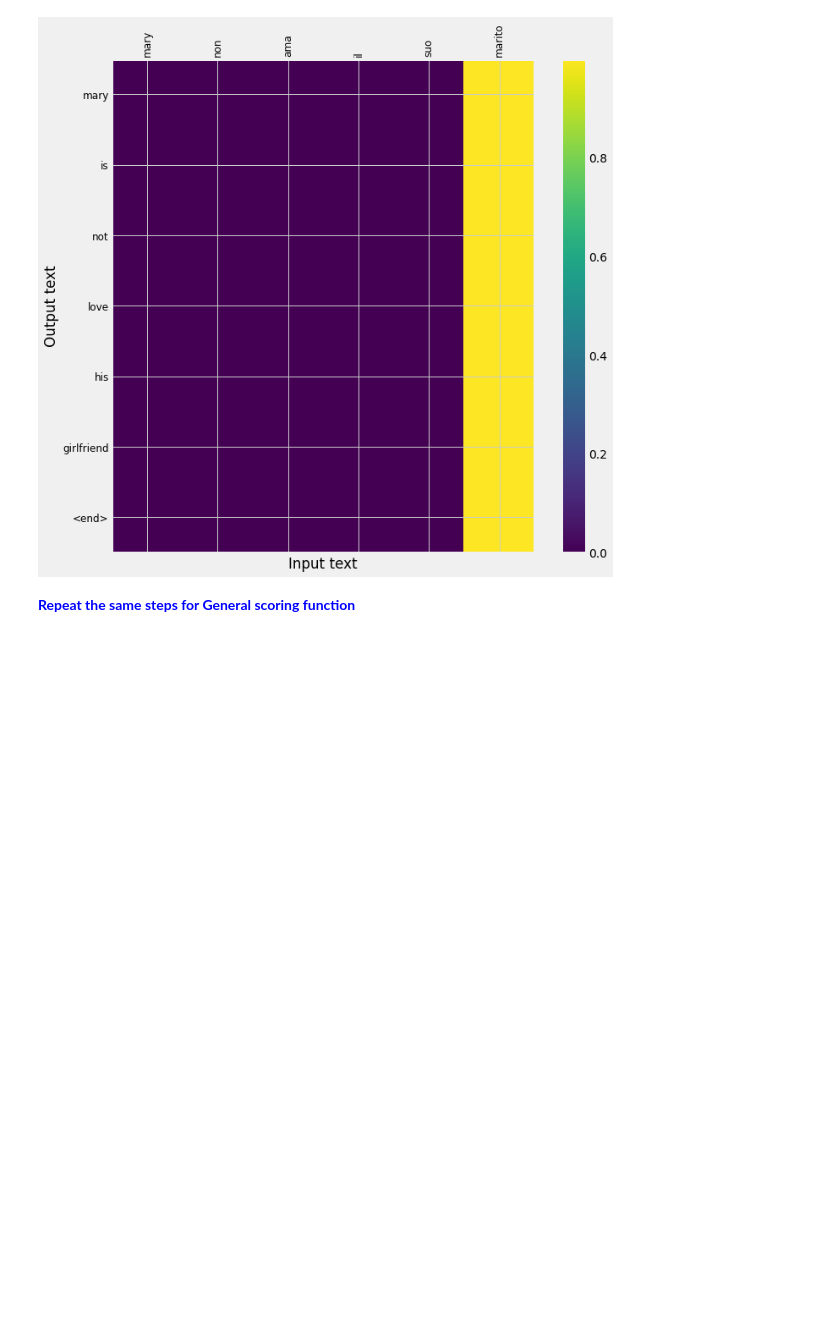
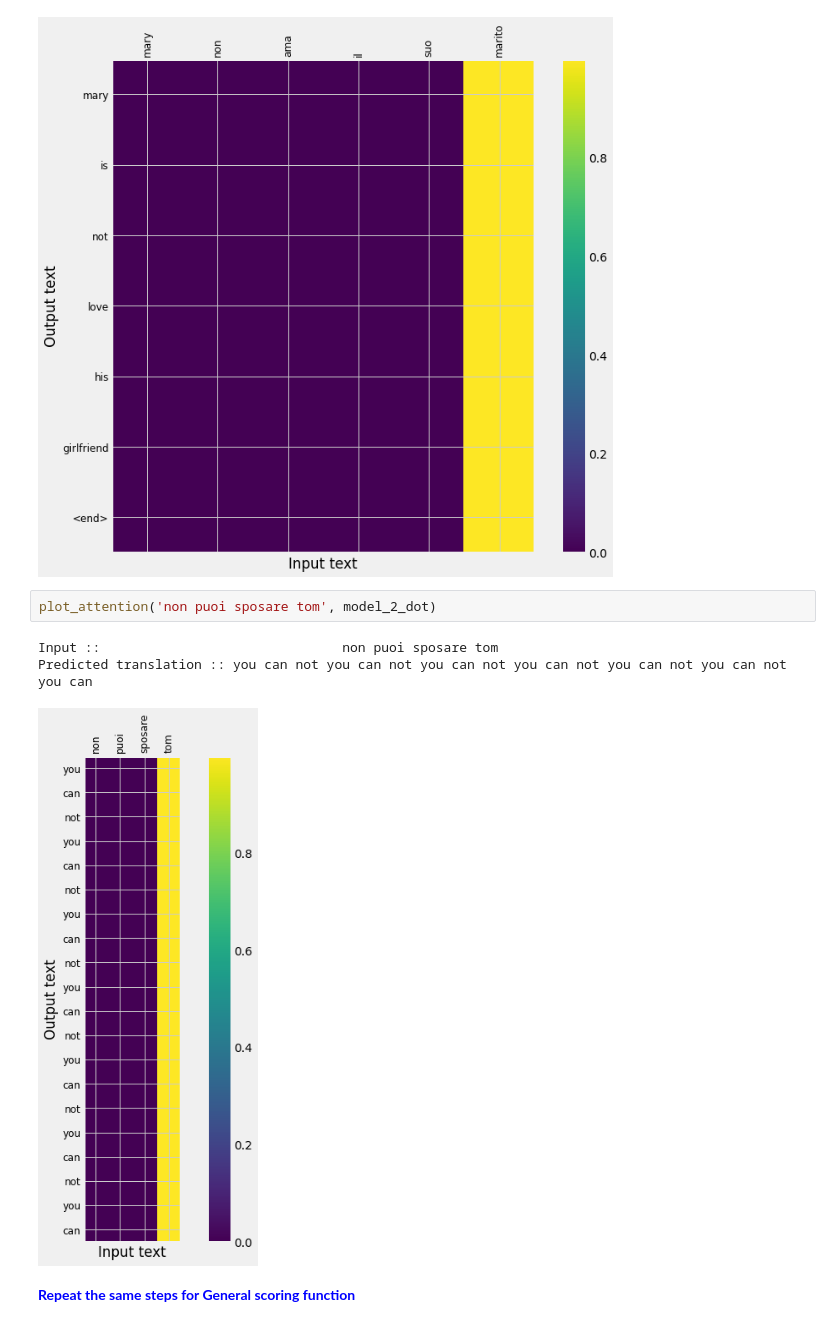
Before and after one commit to jishnukoliyadan/AAIC_Course_Works, a Jupyter notebook: 28_NLP_Attention_Mechanism/28_NLP_Attention_Mechanism.ipynb, the cells around one changed output. Cells and saved outputs as stored; diff of their text form; blank space fills up the shorter version.

```diff
--- a/28_NLP_Attention_Mechanism/28_NLP_Attention_Mechanism.ipynb
+++ b/28_NLP_Attention_Mechanism/28_NLP_Attention_Mechanism.ipynb
@@ -1420,6 +1521,12 @@ plot_attention('mary non ama il suo marito', model_2_dot)
 Input ::                         mary non ama il suo marito
 Predicted translation :: mary is not love his girlfriend <end>
 [figure]
+# %%
+plot_attention('non puoi sposare tom', model_2_dot)
+# %% [output]
+Input ::                               non puoi sposare tom
+Predicted translation :: you can not you can not you can not you can not you can not you can not you can
+[figure, added]
 # %% [markdown]
 <font color='blue'>**Repeat the same steps for General scoring function**</font>
 # %%
```
Also changed, not shown: parts of 36 cells of this notebook, 1 other file.
